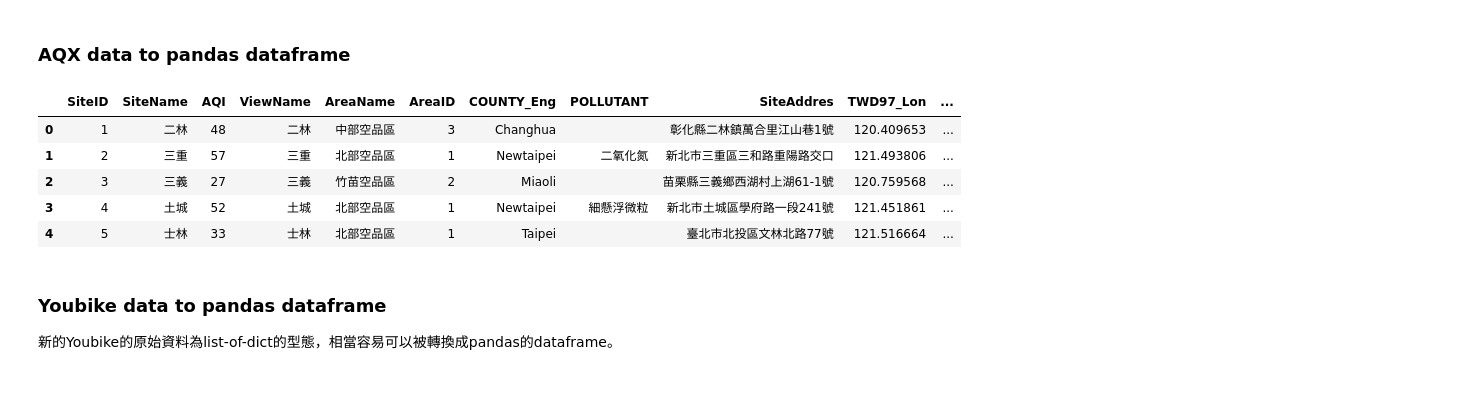
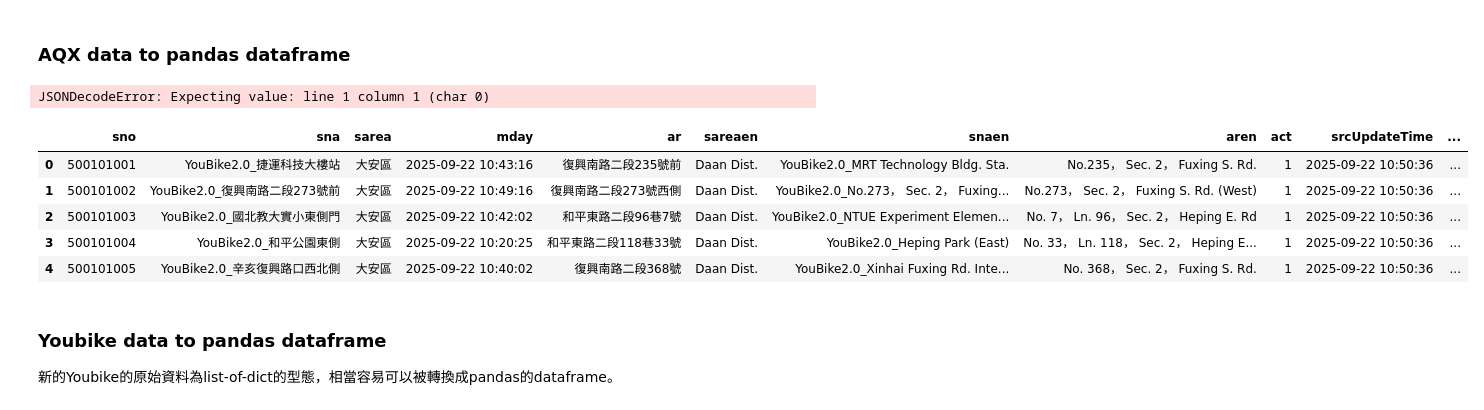
Before and after one commit to 61388013i/MONDAY-MORNING, a Jupyter notebook: _sources/PSS/P04p2_search_maximum.ipynb, the cells around one changed output. Saved outputs shown, nothing was run; the diff lists cells and outputs as text; code cells hidden in the pictures.

```diff
--- a/_sources/PSS/P04p2_search_maximum.ipynb
+++ b/_sources/PSS/P04p2_search_maximum.ipynb
@@ -422,17 +422,34 @@ print(aqlist)
 # %%
 import requests
 import pandas as pd
-url = "https://airtw.moenv.gov.tw/gis_ajax.aspx?Type=GetAQInfo&Layer=EPA&QueryTime=2025/09/12%2011:00"
+url = "https://airtw.moenv.gov.tw/gis_ajax.aspx?Type=GetAQInfo&Layer=EPA&QueryTime=2024/07/25%2011:00" # Changed to a recent date
 aqdata = requests.get(url).json()
 
-pd.DataFrame(aqdata).head()
+# The following lines were causing issues and are not needed here
+# pd.DataFrame(aqdata).head()
+# print(type(aqdata))
+# print(type(aqdata[0]))
+# import data as pd # Incorrect import
+# df = pd.DataFrame(aqdata)
+# df.head()
+
+# Convert the loaded data to a pandas DataFrame and display the head
+aq_df = pd.DataFrame(aqdata)
+display(aq_df.head())
 # %% [output]
-|  | SiteID | SiteName | AQI | ViewName | AreaName | AreaID | COUNTY_Eng | POLLUTANT | SiteAddres | TWD97_Lon | ... |
-| 0 | 1 | 二林 | 48 | 二林 | 中部空品區 | 3 | Changhua |  | 彰化縣二林鎮萬合里江山巷1號 | 120.409653 | ... |
-| 1 | 2 | 三重 | 57 | 三重 | 北部空品區 | 1 | Newtaipei | 二氧化氮 | 新北市三重區三和路重陽路交口 | 121.493806 | ... |
-| 2 | 3 | 三義 | 27 | 三義 | 竹苗空品區 | 2 | Miaoli |  | 苗栗縣三義鄉西湖村上湖61-1號 | 120.759568 | ... |
-| 3 | 4 | 土城 | 52 | 土城 | 北部空品區 | 1 | Newtaipei | 細懸浮微粒 | 新北市土城區學府路一段241號 | 121.451861 | ... |
-| 4 | 5 | 士林 | 33 | 士林 | 北部空品區 | 1 | Taipei |  | 臺北市北投區文林北路77號 | 121.516664 | ... |
+JSONDecodeError: Expecting value: line 1 column 1 (char 0)
+# %%
+import pandas as pd
+
+youbike_df = pd.DataFrame(data)
+display(youbike_df.head())
+# %% [output]
+|  | sno | sna | sarea | mday | ar | sareaen | snaen | aren | act | srcUpdateTime | ... |
+| 0 | 500101001 | YouBike2.0_捷運科技大樓站 | 大安區 | 2025-09-22 10:43:16 | 復興南路二段235號前 | Daan Dist. | YouBike2.0_MRT Technology Bldg. Sta. | No.235， Sec. 2， Fuxing S. Rd. | 1 | 2025-09-22 10:50:36 | ... |
+| 1 | 500101002 | YouBike2.0_復興南路二段273號前 | 大安區 | 2025-09-22 10:49:16 | 復興南路二段273號西側 | Daan Dist. | YouBike2.0_No.273， Sec. 2， Fuxing... | No.273， Sec. 2， Fuxing S. Rd. (West) | 1 | 2025-09-22 10:50:36 | ... |
+| 2 | 500101003 | YouBike2.0_國北教大實小東側門 | 大安區 | 2025-09-22 10:42:02 | 和平東路二段96巷7號 | Daan Dist. | YouBike2.0_NTUE Experiment Elemen... | No. 7， Ln. 96， Sec. 2， Heping E. Rd | 1 | 2025-09-22 10:50:36 | ... |
+| 3 | 500101004 | YouBike2.0_和平公園東側 | 大安區 | 2025-09-22 10:20:25 | 和平東路二段118巷33號 | Daan Dist. | YouBike2.0_Heping Park (East) | No. 33， Ln. 118， Sec. 2， Heping E... | 1 | 2025-09-22 10:50:36 | ... |
+| 4 | 500101005 | YouBike2.0_辛亥復興路口西北側 | 大安區 | 2025-09-22 10:40:02 | 復興南路二段368號 | Daan Dist. | YouBike2.0_Xinhai Fuxing Rd. Inte... | No. 368， Sec. 2， Fuxing S. Rd. | 1 | 2025-09-22 10:50:36 | ... |
 # %% [markdown]
 ### Youbike data to pandas dataframe
 
```
Also changed, not shown: parts of 1 cell of this notebook.
